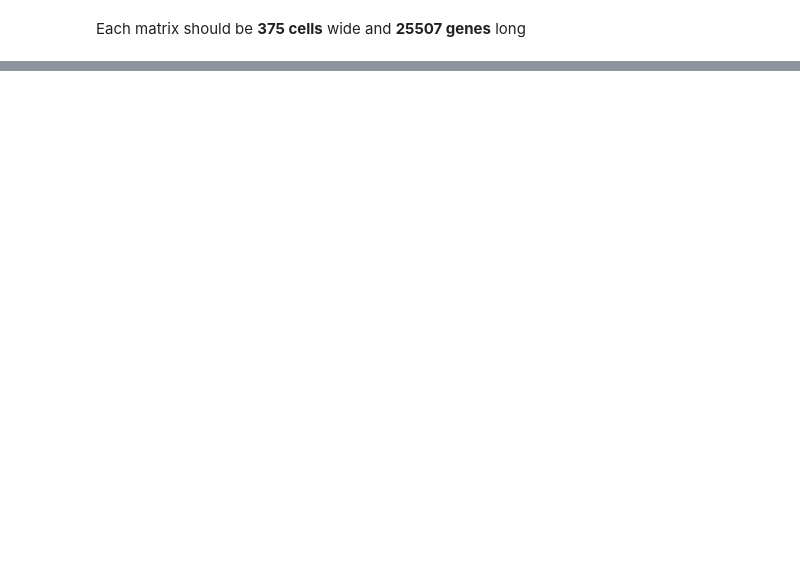
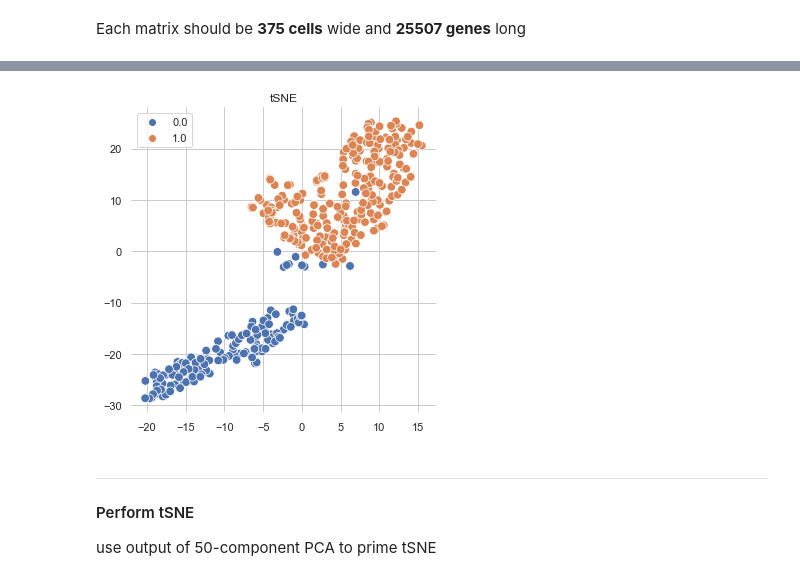
Before and after one commit to codyheiser/furry-couscous, a Jupyter notebook: tSNE_v_PCA.ipynb, the cells around one changed output, grey strips where cells are left out. Cells and saved outputs as stored; diff of their text form; code cells hidden in the pictures; blank space fills up the shorter version.

```diff
--- a/tSNE_v_PCA.ipynb
+++ b/tSNE_v_PCA.ipynb
@@ -97,2 +118,18 @@ Wall time: 8.27 ms
+# %%
+# plot tSNE results using PCA clustering
+
+plt.figure(figsize=(5,5))
+
+sns.scatterplot(r00_000_tSNE[:,0], r00_000_tSNE[:,1], s=75, hue = clusters)
+plt.title('tSNE')
+
+sns.despine(left=True, bottom=True)
+plt.tight_layout()
+# %% [output]
+[figure, added]
+# %% [markdown]
+---
+#### Perform tSNE
+use output of 50-component PCA to prime tSNE
 # %%
 # This uses perplexity=30 (default) and random initialisation
```
Also changed, not shown: parts of 30 cells of this notebook, 2 other files.
